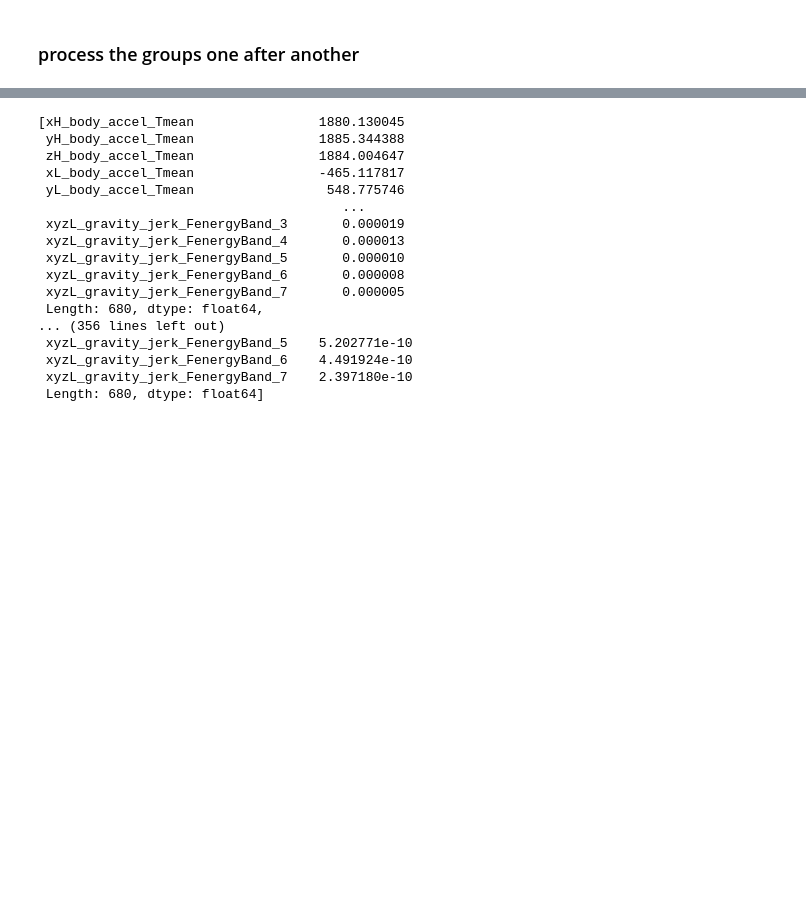
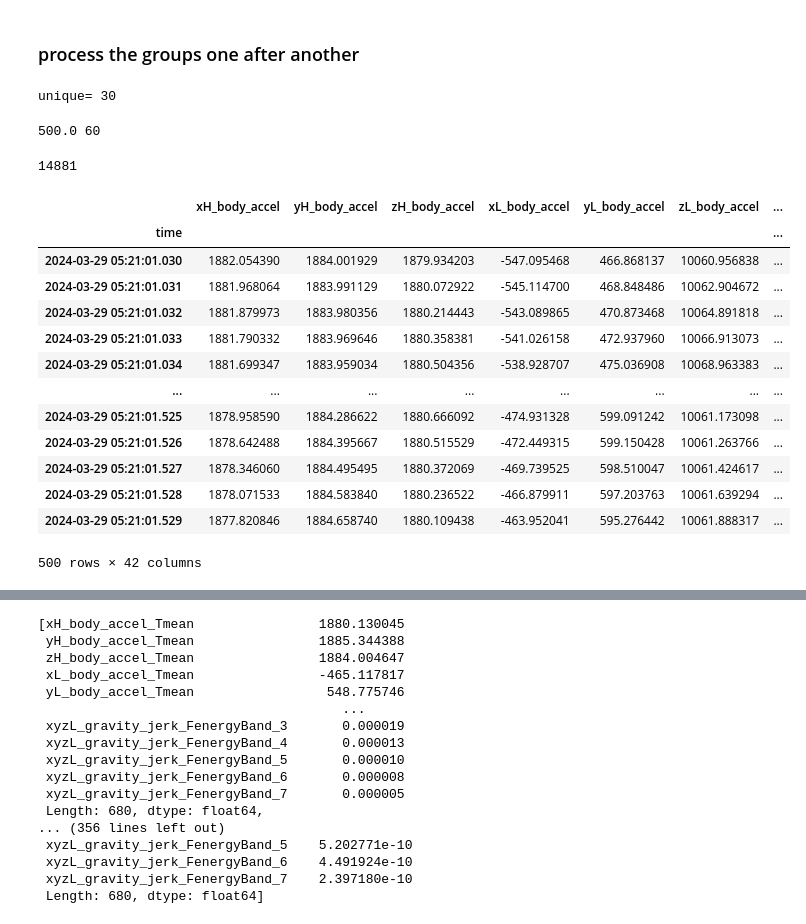
Before and after one commit to movement-recognition/pouch-dataprepper, a Jupyter notebook: src/columnparser.ipynb, the cells around one changed output, grey strips where cells are left out. Saved outputs shown, nothing was run; the diff lists cells and outputs as text; code cells hidden in the pictures; blank space fills up the shorter version.

Commit message:
added hopping-window functionality

```diff
--- a/src/columnparser.ipynb
+++ b/src/columnparser.ipynb
@@ -79,0 +82,9 @@ intermediate_df['window_label'] = np.arange(len(intermediate_df)) // BATCH_SIZE
+# %%
+print("unique=", intermediate_df["window_label"].nunique())
+
+
+oversampling_timedelta = 0.001
+chunkoverlap = 0.5
+chunksize = 500
+# %% [output]
+unique= 30
@@ -79,0 +93,26 @@ intermediate_df['window_label'] = np.arange(len(intermediate_df)) // BATCH_SIZE
+# %%
+
+print(samplect, window_count)
+#intermediate_df.shape[0] /
+#for group_id in range(
+intermediate_df.shape[0]
+# %% [output]
+500.0 60
+14881
+# %%
+intermediate_df[0:500]
+# %% [output]
+|  | xH_body_accel | yH_body_accel | zH_body_accel | xL_body_accel | yL_body_accel | zL_body_accel | ... |
+| time |  |  |  |  |  |  | ... |
+| 2024-03-29 05:21:01.030 | 1882.054390 | 1884.001929 | 1879.934203 | -547.095468 | 466.868137 | 10060.956838 | ... |
+| 2024-03-29 05:21:01.031 | 1881.968064 | 1883.991129 | 1880.072922 | -545.114700 | 468.848486 | 10062.904672 | ... |
+| 2024-03-29 05:21:01.032 | 1881.879973 | 1883.980356 | 1880.214443 | -543.089865 | 470.873468 | 10064.891818 | ... |
+| 2024-03-29 05:21:01.033 | 1881.790332 | 1883.969646 | 1880.358381 | -541.026158 | 472.937960 | 10066.913073 | ... |
+| 2024-03-29 05:21:01.034 | 1881.699347 | 1883.959034 | 1880.504356 | -538.928707 | 475.036908 | 10068.963383 | ... |
+| ... | ... | ... | ... | ... | ... | ... | ... |
+| 2024-03-29 05:21:01.525 | 1878.958590 | 1884.286622 | 1880.666092 | -474.931328 | 599.091242 | 10061.173098 | ... |
+| 2024-03-29 05:21:01.526 | 1878.642488 | 1884.395667 | 1880.515529 | -472.449315 | 599.150428 | 10061.263766 | ... |
+| 2024-03-29 05:21:01.527 | 1878.346060 | 1884.495495 | 1880.372069 | -469.739525 | 598.510047 | 10061.424617 | ... |
+| 2024-03-29 05:21:01.528 | 1878.071533 | 1884.583840 | 1880.236522 | -466.879911 | 597.203763 | 10061.639294 | ... |
+| 2024-03-29 05:21:01.529 | 1877.820846 | 1884.658740 | 1880.109438 | -463.952041 | 595.276442 | 10061.888317 | ... |
+500 rows × 42 columns
```
Also changed, not shown: parts of 9 cells of this notebook, 1 other file.
